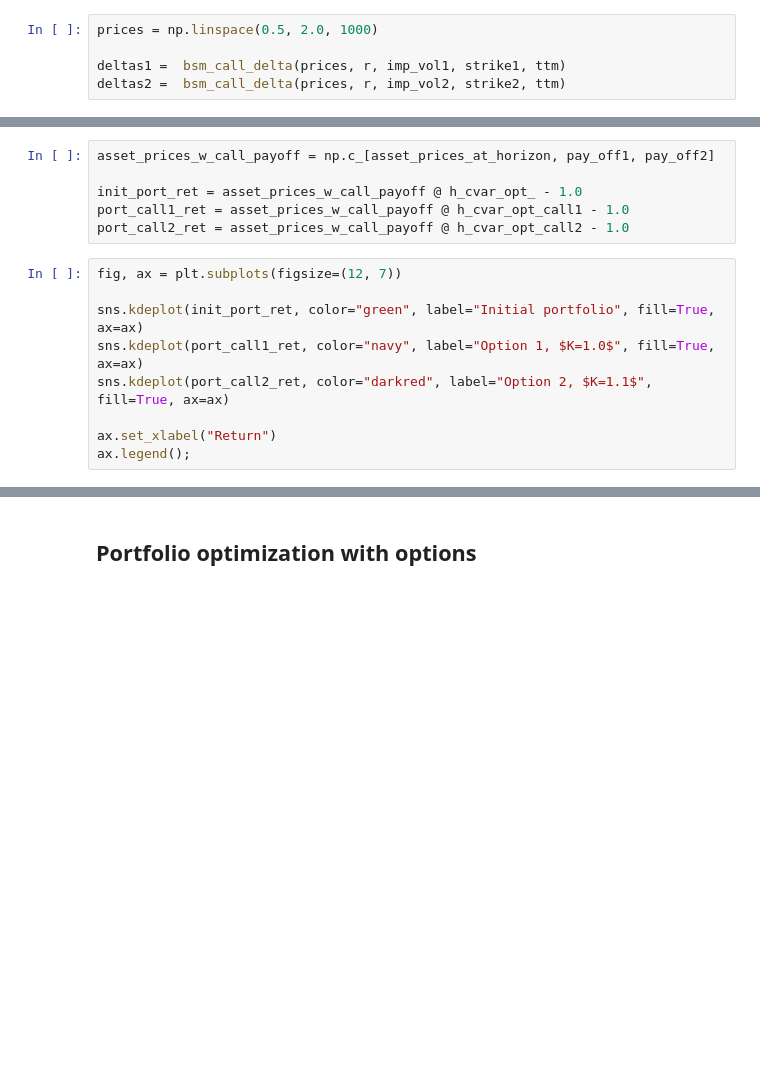
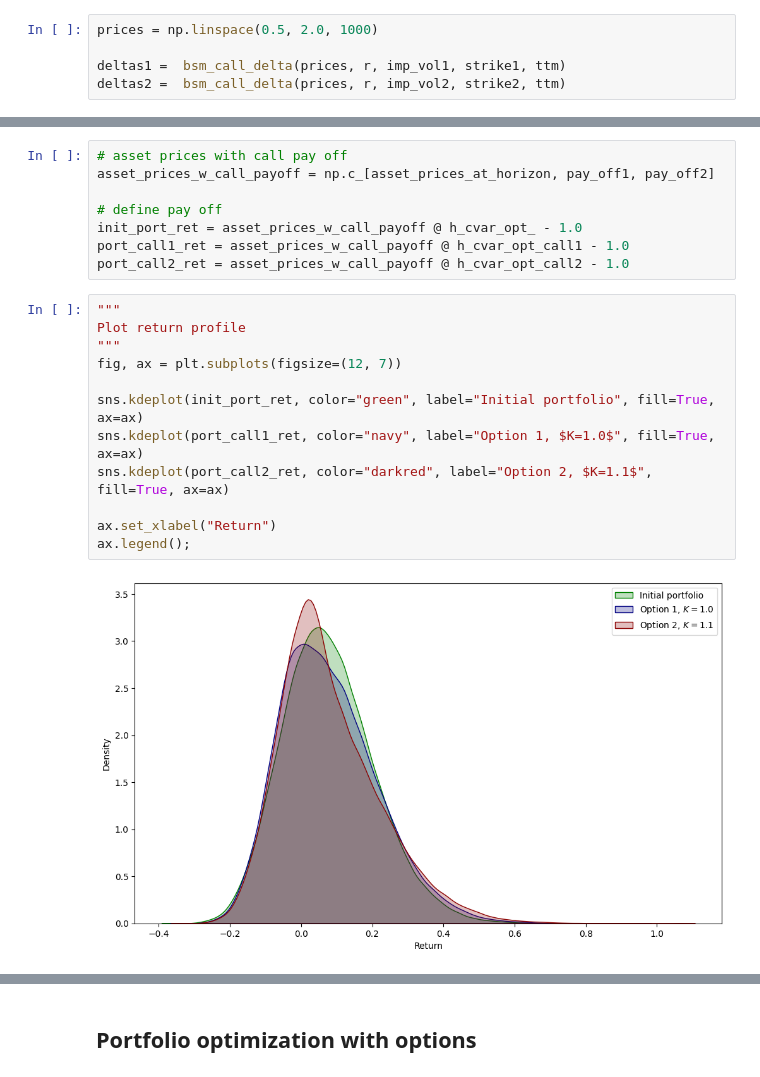
Before and after one commit to staxmetrics/python_for_the_financial_economist, a Jupyter notebook: exam/retake_exam_2023/solution_retake_exam_2023.ipynb, the cells around one changed output, grey strips where cells are left out. Saved outputs shown, nothing was run; the diff lists cells and outputs as text; blank space fills up the shorter version.

```diff
--- a/exam/retake_exam_2023/solution_retake_exam_2023.ipynb
+++ b/exam/retake_exam_2023/solution_retake_exam_2023.ipynb
@@ -894,16 +1087,23 @@ ax.legend();
 # %%
+# asset prices with call pay off
 asset_prices_w_call_payoff = np.c_[asset_prices_at_horizon, pay_off1, pay_off2]
 
+# define pay off
 init_port_ret = asset_prices_w_call_payoff @ h_cvar_opt_ - 1.0
 port_call1_ret = asset_prices_w_call_payoff @ h_cvar_opt_call1 - 1.0
 port_call2_ret = asset_prices_w_call_payoff @ h_cvar_opt_call2 - 1.0
 # %%
+"""
+Plot return profile
+"""
 fig, ax = plt.subplots(figsize=(12, 7))
 
 sns.kdeplot(init_port_ret, color="green", label="Initial portfolio", fill=True, ax=ax)
 sns.kdeplot(port_call1_ret, color="navy", label="Option 1, $K=1.0$", fill=True, ax=ax)
 sns.kdeplot(port_call2_ret, color="darkred", label="Option 2, $K=1.1$", fill=True, ax=ax)
 
 ax.set_xlabel("Return")
 ax.legend();
+# %% [output]
+[figure, added]
 # %%
```
Also changed, not shown: parts of 70 cells of this notebook.
